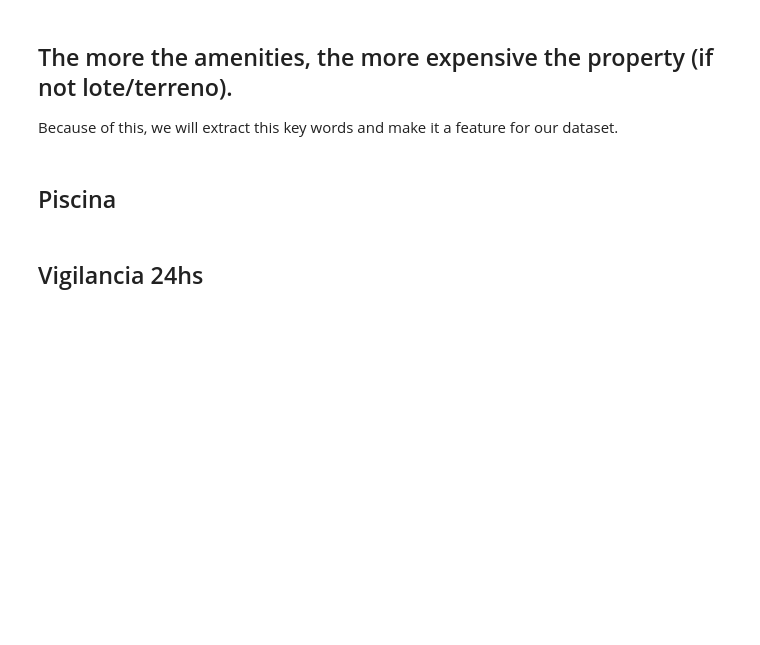
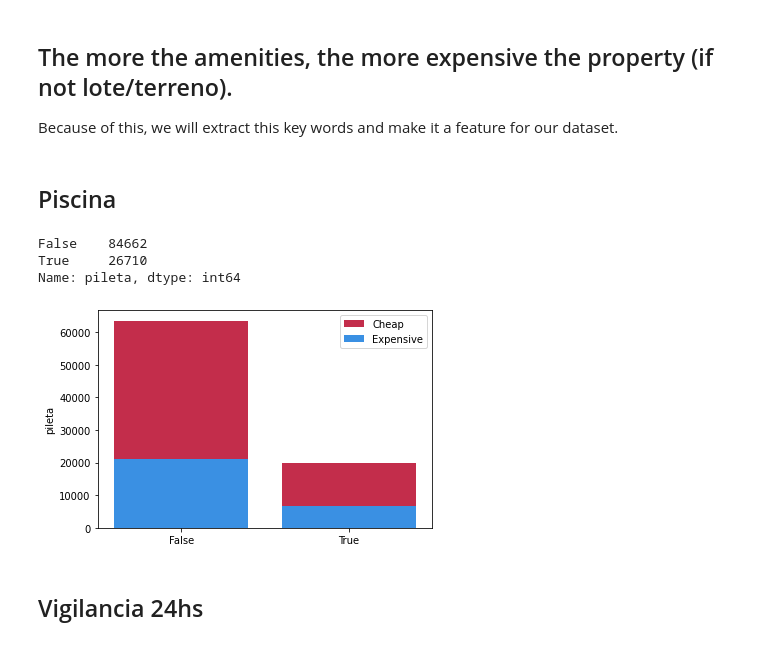
Before and after one commit to maicobernal/real_state_colombia, a Jupyter notebook: notebook 1.ipynb, the cells around one changed output. Saved outputs shown, nothing was run; the diff lists cells and outputs as text; code cells hidden in the pictures; blank space fills up the shorter version.

```diff
--- a/notebook 1.ipynb
+++ b/notebook 1.ipynb
@@ -682,6 +720,22 @@ value = '|'.join(['pileta', 'piscina','natatorio'])
 train['pileta'] = train['description'].str.contains(value, regex = True, case = False)
 train['pileta'].value_counts()
 train['pileta'].fillna(False, inplace=True)
+# %%
+train['pileta'].value_counts()
+# %% [output]
+False    84662
+True     26710
+Name: pileta, dtype: int64
+# %%
+ax = sns.barplot(data=train, x=train.loc[train['target'] == 0,'pileta'].value_counts().index,
+        y=train.loc[train['target'] == 0,'pileta'].value_counts(), color='crimson', label="Cheap")
+
+sns.barplot(data=train, x=train.loc[train['target'] == 1,'pileta'].value_counts().index,
+        y=train.loc[train['target'] == 1,'pileta'].value_counts(), color='dodgerblue', label="Expensive", ax=ax)
+ax.legend()
+plt.show()
+# %% [output]
+[figure, added]
 # %% [markdown]
 ## Vigilancia 24hs
 # %%
```
Also changed, not shown: parts of 40 cells of this notebook, 16 other files.
